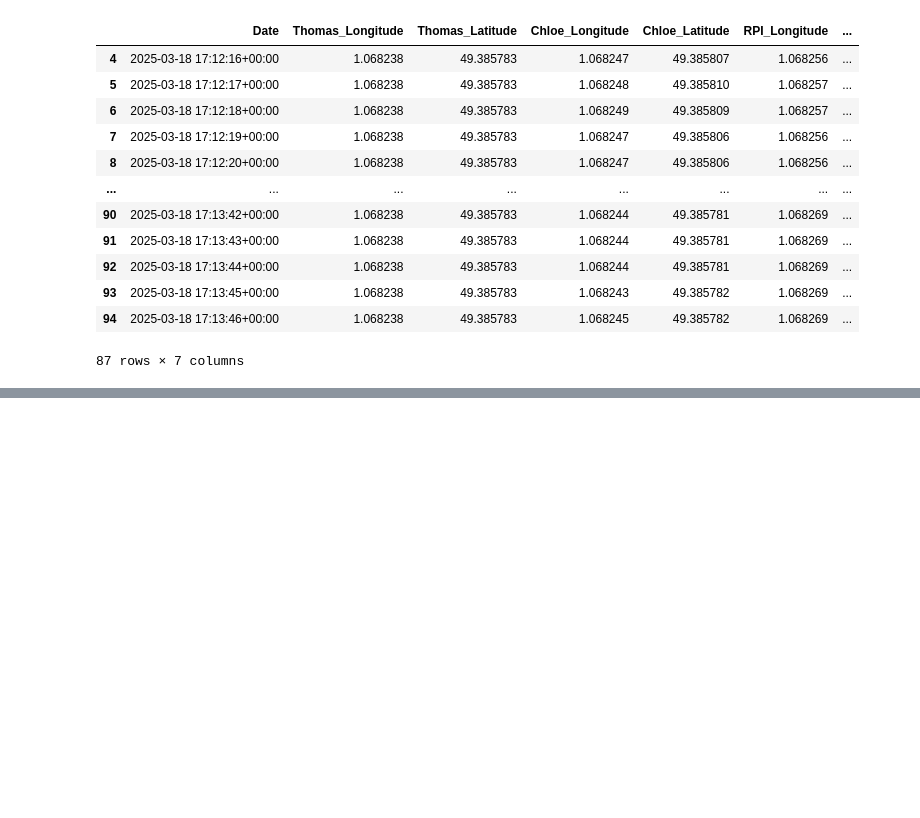
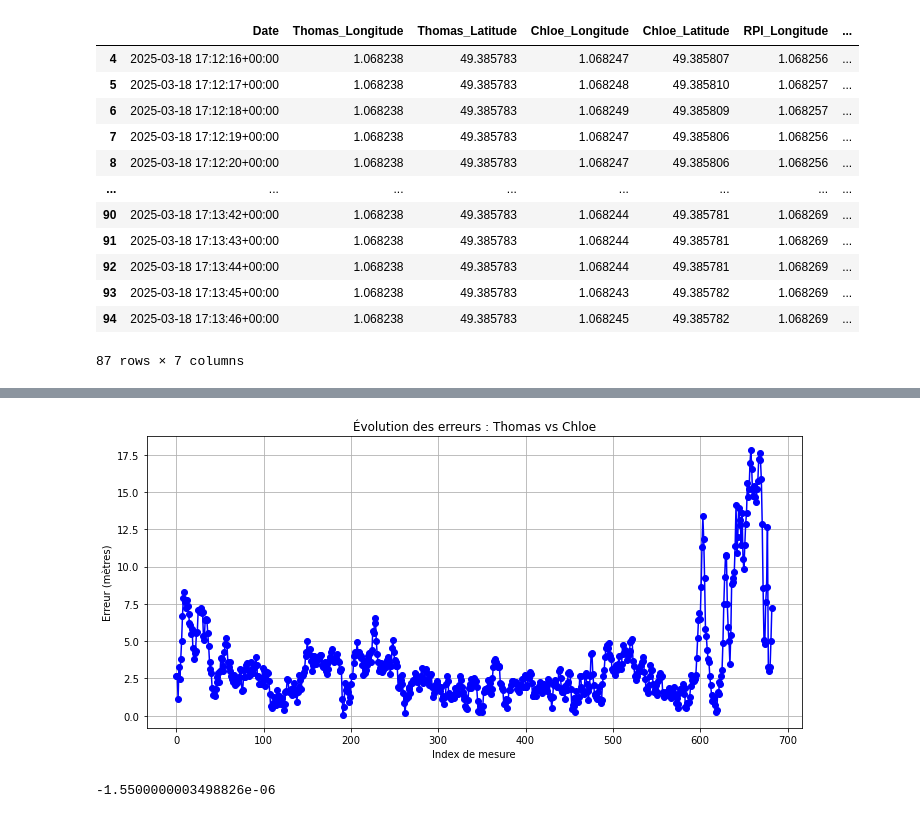
Before and after one commit to linavanille/projet-ITIneraire, a Jupyter notebook: Data_Processing/PI_DataProcess.ipynb, the cells around one changed output, grey strips where cells are left out. Saved outputs shown, nothing was run; the diff lists cells and outputs as text; code cells hidden in the pictures; blank space fills up the shorter version.

```diff
--- a/Data_Processing/PI_DataProcess.ipynb
+++ b/Data_Processing/PI_DataProcess.ipynb
@@ -65,0 +94,8 @@ NameError: name '_Stat__donnees' is not defined
+# %%
+s.courbe_erreurs("Thomas", "Chloe")
+# %% [output]
+[figure, added]
+# %%
+balade.match_date_sans_NaN['Thomas_Latitude'][200] - balade.match_date_sans_NaN['Chloe_Latitude'][200]
+# %% [output]
+-1.5500000003498826e-06
```
Also changed, not shown: parts of 8 cells of this notebook.
